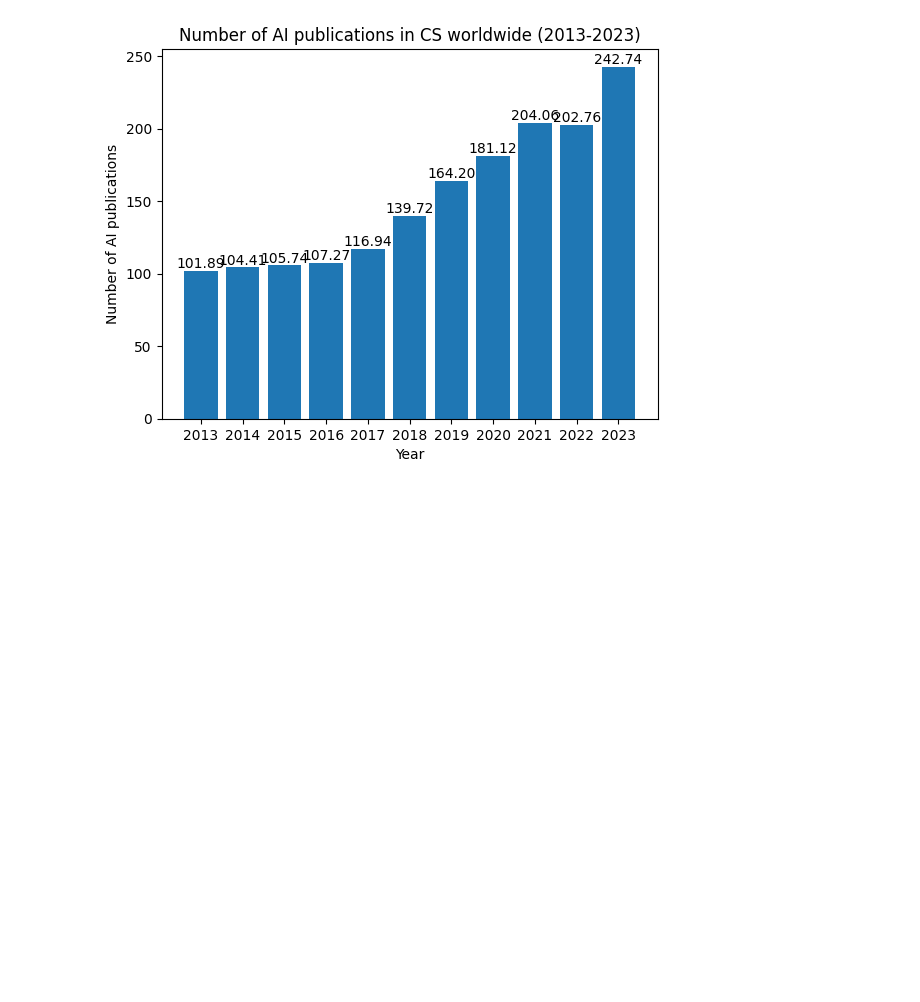
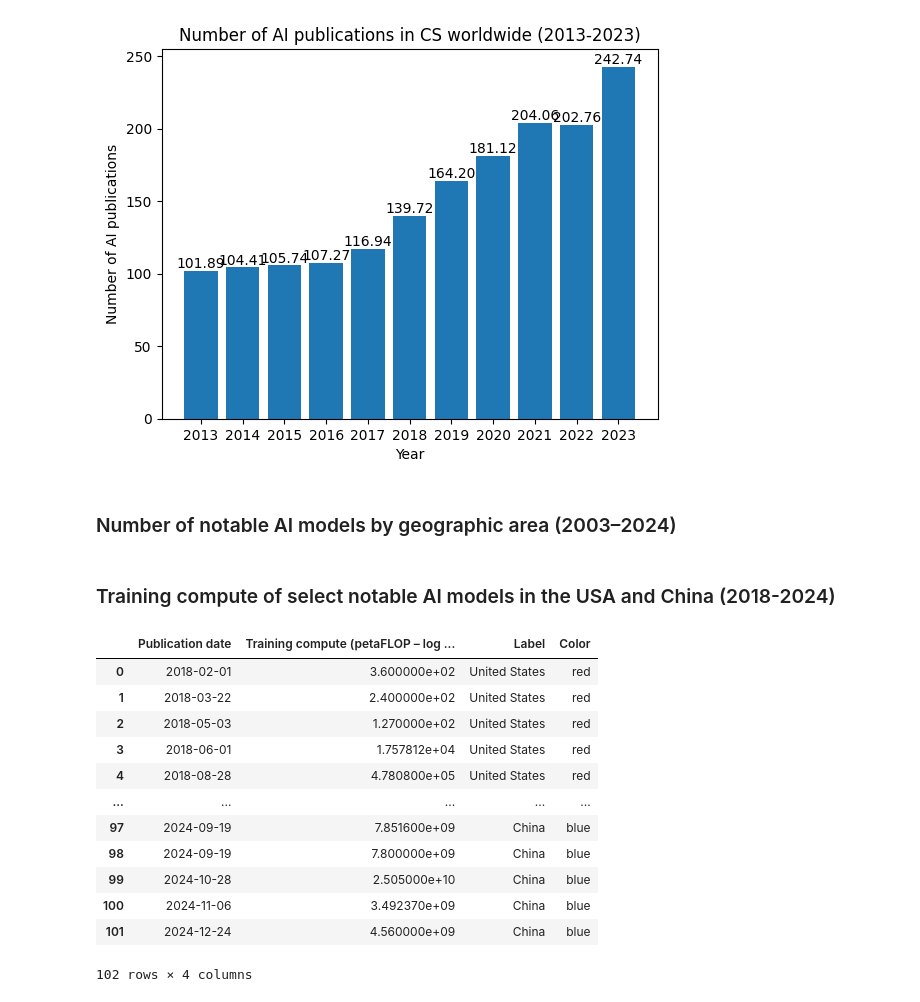
Before and after one commit to Alit54/UniMi---Scientific-Visualization, a Jupyter notebook: simo-charts.ipynb, the cells around one changed output. Saved outputs shown, nothing was run; the diff lists cells and outputs as text; code cells hidden in the pictures; blank space fills up the shorter version.

```diff
--- a/simo-charts.ipynb
+++ b/simo-charts.ipynb
@@ -44,3 +50,5 @@ for i in range(len(df['Year'])):
 plt.show()
 # %% [output]
 [figure]
+# %% [markdown]
+### Number of notable AI models by geographic area (2003–2024)
@@ -46,0 +57,20 @@ plt.show()
+# %% [markdown]
+### Training compute of select notable AI models in the USA and China (2018-2024)
+# %%
+df = pd.read_csv("datasets/research-and-development/data/fig-1317.csv")
+df['Color'] = df.apply(lambda row: 'red' if row['Label'] == 'United States' else 'blue', axis=1)
+df
+# %% [output]
+|  | Publication date | Training compute (petaFLOP – log ... | Label | Color |
+| 0 | 2018-02-01 | 3.600000e+02 | United States | red |
+| 1 | 2018-03-22 | 2.400000e+02 | United States | red |
+| 2 | 2018-05-03 | 1.270000e+02 | United States | red |
+| 3 | 2018-06-01 | 1.757812e+04 | United States | red |
+| 4 | 2018-08-28 | 4.780800e+05 | United States | red |
+| ... | ... | ... | ... | ... |
+| 97 | 2024-09-19 | 7.851600e+09 | China | blue |
+| 98 | 2024-09-19 | 7.800000e+09 | China | blue |
+| 99 | 2024-10-28 | 2.505000e+10 | China | blue |
+| 100 | 2024-11-06 | 3.492370e+09 | China | blue |
+| 101 | 2024-12-24 | 4.560000e+09 | China | blue |
+102 rows × 4 columns
```
Also changed, not shown: parts of 28 cells of this notebook.
